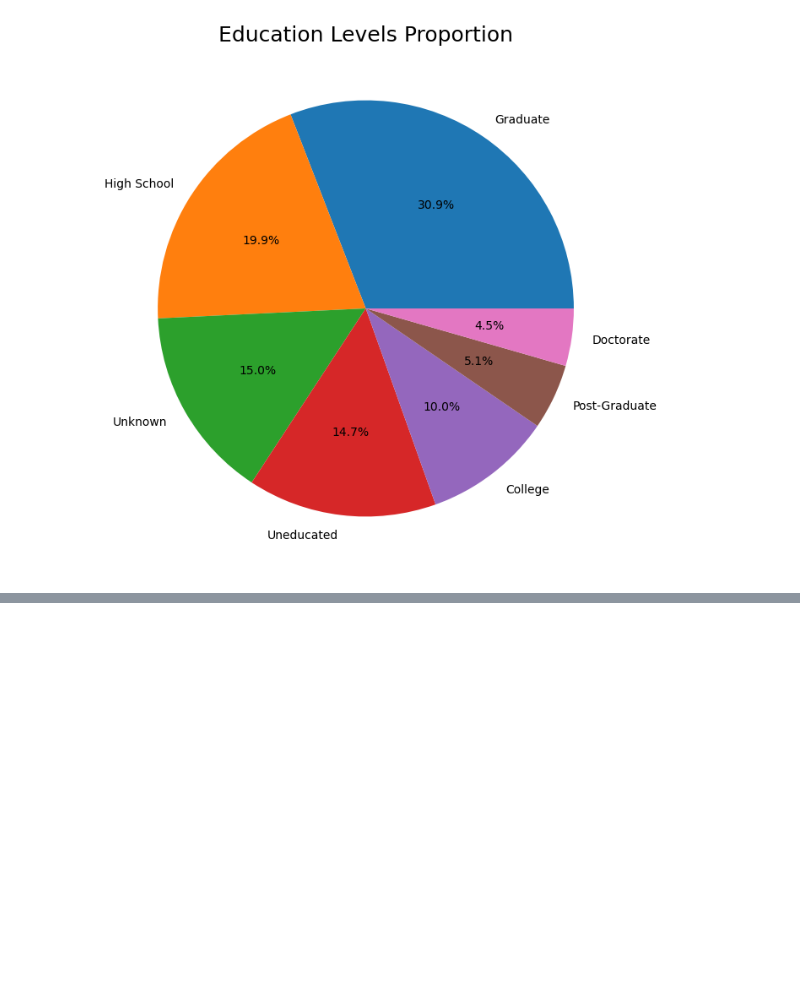
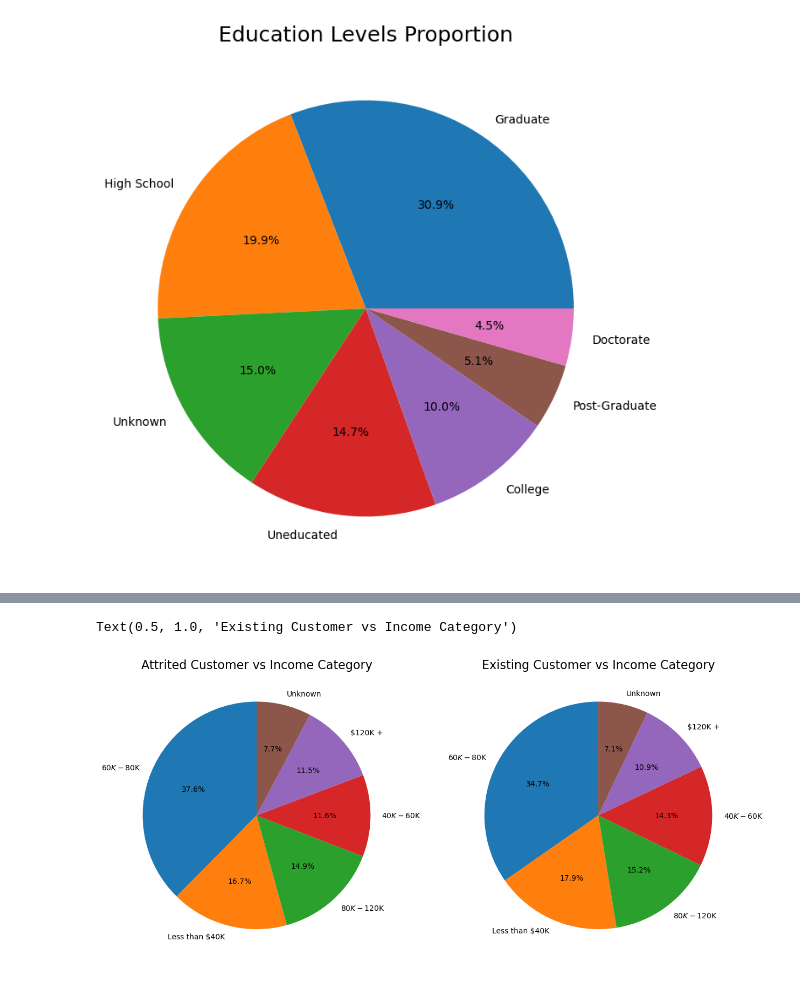
Before and after one commit to xlivia/project-1-group-22, a Jupyter notebook: Credit Card Approval.ipynb, the cells around one changed output, grey strips where cells are left out. Cells and saved outputs as stored; diff of their text form; code cells hidden in the pictures; blank space fills up the shorter version.

```diff
--- a/Credit Card Approval.ipynb
+++ b/Credit Card Approval.ipynb
@@ -72,0 +95,14 @@ plt.show()
+# %%
+fig,(ax1,ax2)=plt.subplots(1,2,figsize=(15,15))
+count = Counter(df['Income_Category'])
+
+attrited_inc = df.loc[df["Attrition_Flag"] == "Attrited Customer", ["Income_Category"]].value_counts().tolist()
+ax1.pie(x=attrited_inc, labels=count, autopct='%1.1f%%', startangle=90)
+ax1.set_title('Attrited Customer vs Income Category', fontsize=16)
+
+existing_inc = df.loc[df["Attrition_Flag"] == "Existing Customer", ["Income_Category"]].value_counts().tolist()
+ax2.pie(x=existing_inc, labels=count, autopct='%1.1f%%', startangle=90)
+ax2.set_title('Existing Customer vs Income Category', fontsize=16)
+# %% [output]
+Text(0.5, 1.0, 'Existing Customer vs Income Category')
+[figure, added]
```
Also changed, not shown: parts of 5 cells of this notebook.
